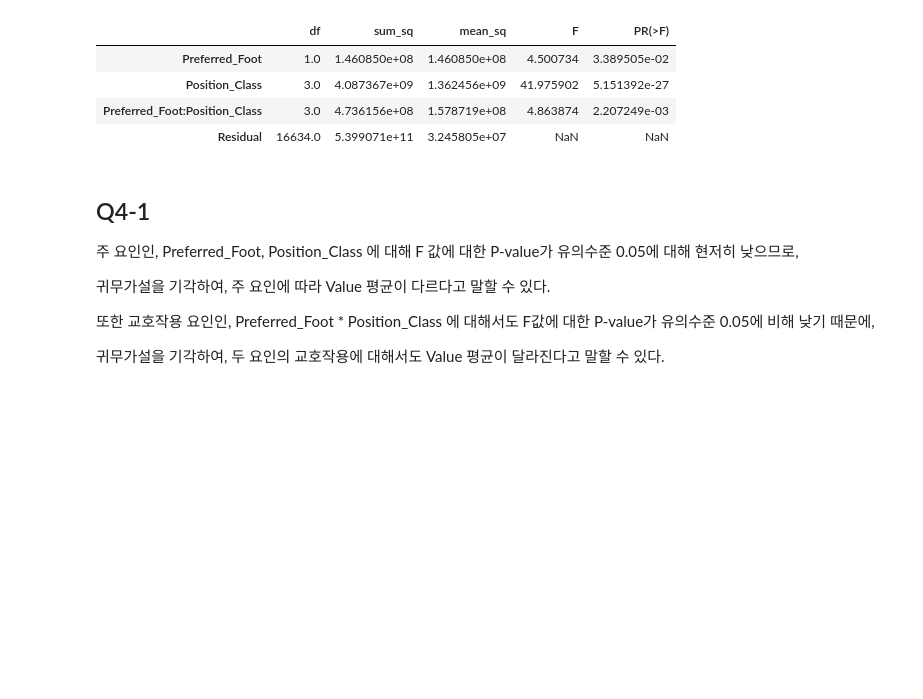
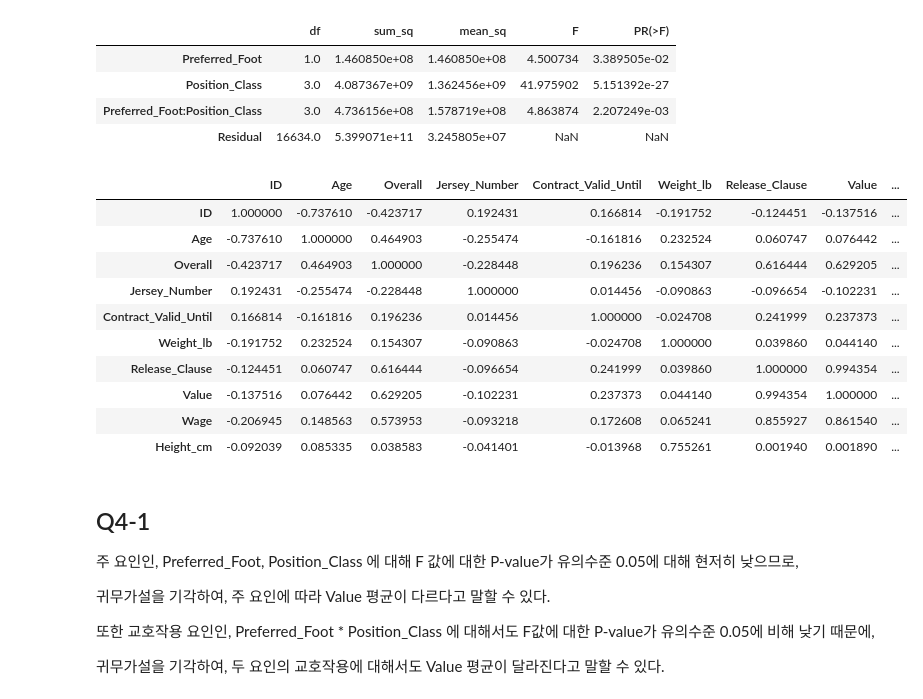
Before and after one commit to ttnyoung/ADP, a Jupyter notebook: ADP24/2_모의고사 숙제 업로드/모의고사 1-2/모의고사1-2통계분석_문재민.ipynb, the cells around one changed output. Cells and saved outputs as stored; diff of their text form; code cells hidden in the pictures; blank space fills up the shorter version.

```diff
--- a/ADP24/2_모의고사 숙제 업로드/모의고사 1-2/모의고사1-2통계분석_문재민.ipynb
+++ b/ADP24/2_모의고사 숙제 업로드/모의고사 1-2/모의고사1-2통계분석_문재민.ipynb
@@ -168,6 +168,20 @@ anova_lm(ols("Value ~ Preferred_Foot * Position_Class", data = df_fifa).fit())
 | Position_Class | 3.0 | 4.087367e+09 | 1.362456e+09 | 41.975902 | 5.151392e-27 |
 | Preferred_Foot:Position_Class | 3.0 | 4.736156e+08 | 1.578719e+08 | 4.863874 | 2.207249e-03 |
 | Residual | 16634.0 | 5.399071e+11 | 3.245805e+07 | NaN | NaN |
+# %%
+df_fifa.corr()
+# %% [output]
+|  | ID | Age | Overall | Jersey_Number | Contract_Valid_Until | Weight_lb | Release_Clause | Value | ... |
+| ID | 1.000000 | -0.737610 | -0.423717 | 0.192431 | 0.166814 | -0.191752 | -0.124451 | -0.137516 | ... |
+| Age | -0.737610 | 1.000000 | 0.464903 | -0.255474 | -0.161816 | 0.232524 | 0.060747 | 0.076442 | ... |
+| Overall | -0.423717 | 0.464903 | 1.000000 | -0.228448 | 0.196236 | 0.154307 | 0.616444 | 0.629205 | ... |
+| Jersey_Number | 0.192431 | -0.255474 | -0.228448 | 1.000000 | 0.014456 | -0.090863 | -0.096654 | -0.102231 | ... |
+| Contract_Valid_Until | 0.166814 | -0.161816 | 0.196236 | 0.014456 | 1.000000 | -0.024708 | 0.241999 | 0.237373 | ... |
+| Weight_lb | -0.191752 | 0.232524 | 0.154307 | -0.090863 | -0.024708 | 1.000000 | 0.039860 | 0.044140 | ... |
+| Release_Clause | -0.124451 | 0.060747 | 0.616444 | -0.096654 | 0.241999 | 0.039860 | 1.000000 | 0.994354 | ... |
+| Value | -0.137516 | 0.076442 | 0.629205 | -0.102231 | 0.237373 | 0.044140 | 0.994354 | 1.000000 | ... |
+| Wage | -0.206945 | 0.148563 | 0.573953 | -0.093218 | 0.172608 | 0.065241 | 0.855927 | 0.861540 | ... |
+| Height_cm | -0.092039 | 0.085335 | 0.038583 | -0.041401 | -0.013968 | 0.755261 | 0.001940 | 0.001890 | ... |
 # %% [markdown]
 ## Q4-1
 주 요인인, Preferred_Foot, Position_Class 에 대해 F 값에 대한 P-value가 유의수준 0.05에 대해 현저히 낮으므로,
```
Also changed, not shown: parts of 7 cells of this notebook.
